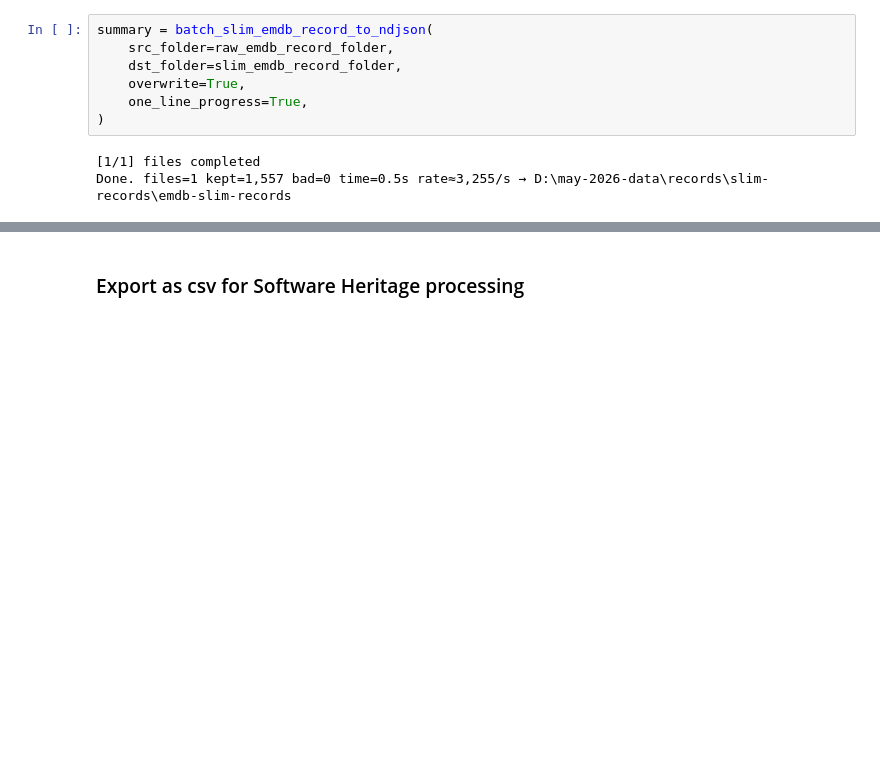
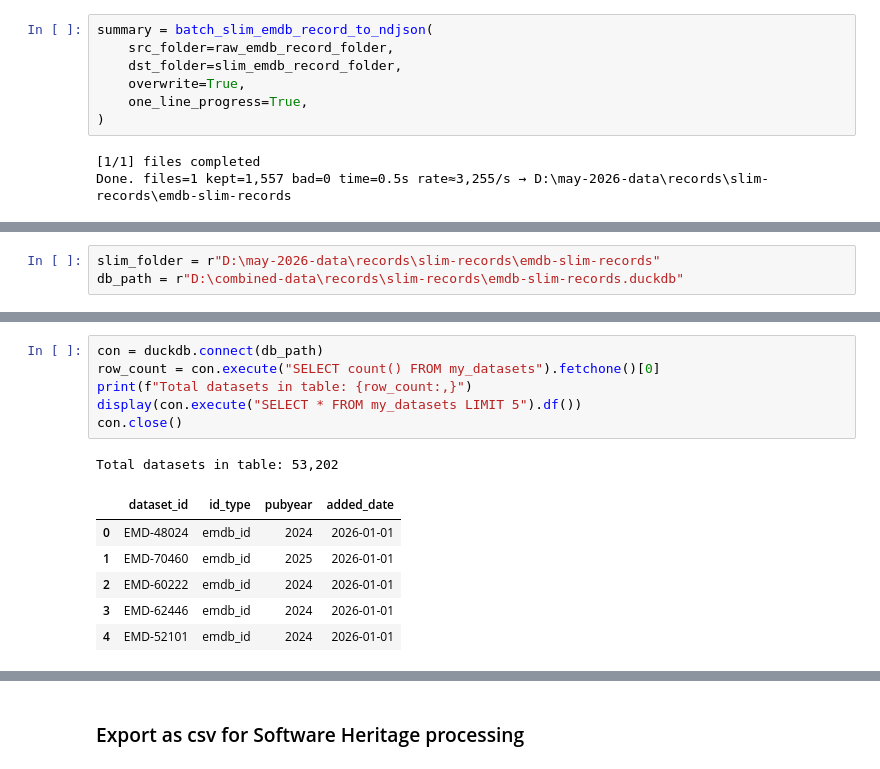
Before and after one commit to data-S-index/s-index-pipeline, a Jupyter notebook: notebooks-batch/emdb_harvest.ipynb, the cells around one changed output, grey strips where cells are left out. Saved outputs shown, nothing was run; the diff lists cells and outputs as text; blank space fills up the shorter version.

Commit message:
feat: improved data processing functions

```diff
--- a/notebooks-batch/emdb_harvest.ipynb
+++ b/notebooks-batch/emdb_harvest.ipynb
@@ -84,0 +89,3 @@ Done. files=1 kept=1,557 bad=0 time=0.5s rate≈3,255/s → D:\may-2026-data\rec
+# %%
+slim_folder = r"D:\may-2026-data\records\slim-records\emdb-slim-records"
+db_path = r"D:\combined-data\records\slim-records\emdb-slim-records.duckdb"
@@ -84,0 +102,14 @@ Done. files=1 kept=1,557 bad=0 time=0.5s rate≈3,255/s → D:\may-2026-data\rec
+# %%
+con = duckdb.connect(db_path)
+row_count = con.execute("SELECT count() FROM my_datasets").fetchone()[0]
+print(f"Total datasets in table: {row_count:,}")
+display(con.execute("SELECT * FROM my_datasets LIMIT 5").df())
+con.close()
+# %% [output]
+Total datasets in table: 53,202
+|  | dataset_id | id_type | pubyear | added_date |
+| 0 | EMD-48024 | emdb_id | 2024 | 2026-01-01 |
+| 1 | EMD-70460 | emdb_id | 2025 | 2026-01-01 |
+| 2 | EMD-60222 | emdb_id | 2024 | 2026-01-01 |
+| 3 | EMD-62446 | emdb_id | 2024 | 2026-01-01 |
+| 4 | EMD-52101 | emdb_id | 2024 | 2026-01-01 |
```
Also changed, not shown: parts of 5 cells of this notebook, 10 other files.
